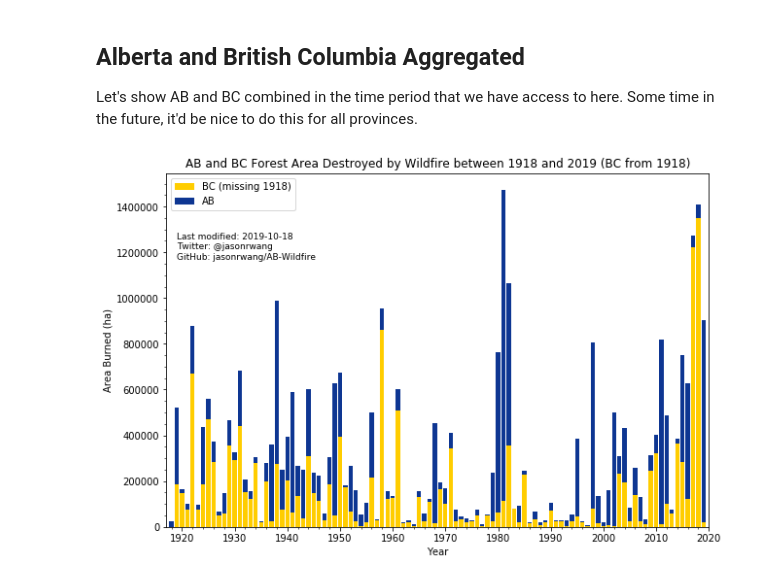
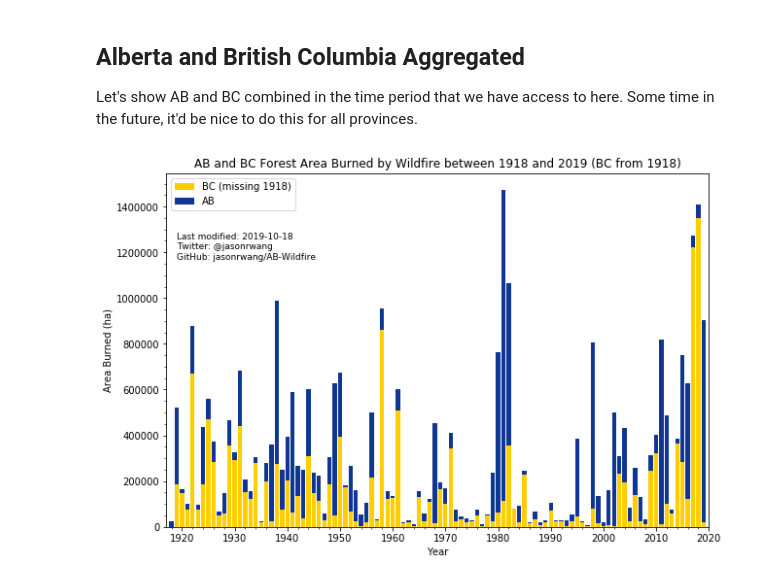
Before and after one commit to jasonrwang/AB-Wildfire, a Jupyter notebook: Summary Stats.ipynb, the cells around one changed output. Cells and saved outputs as stored; diff of their text form; code cells hidden in the pictures.

```diff
--- a/Summary Stats.ipynb
+++ b/Summary Stats.ipynb
@@ -36,31 +36,31 @@ df = dfBC.merge(dfAB, how='outer', on='Year', suffixes=('_BC', '_AB'))
 # %%
 fig = plt.figure(figsize=((10,6.7)))
 
 p1 = plt.bar(
     df['Year'].values, df['Area_BC'].values,
     color='#ffcd00', label='BC (missing 1918)'
 )
 p2 = plt.bar(
     df['Year'].values, df['Area_AB'].values,
     bottom=df['Area_BC'].values,
     color='#0e3692',label='AB'
 )
 
-plt.title('AB and BC Forest Area Destroyed by Wildfire between 1918 and 2019 (BC from 1918)')
+plt.title('AB and BC Forest Area Burned by Wildfire between 1918 and 2019 (BC from 1918)')
 plt.xlabel('Year')
 plt.ylabel('Area Burned (ha)')
 plt.legend(loc='upper left')
 
 plt.xticks(range(1910, 2021, 10))
 plt.xlim([1917, 2020])
 plt.minorticks_on()
 
 credit = 'Last modified: 2019-10-18\nTwitter: @jasonrwang\nGitHub: jasonrwang/AB-Wildfire'
 plt.text(1919, 1170000, credit, fontsize=9)
 # ax.text(1, 3, '2016 Fort\nMcMurray Fire', fontsize=10, horizontalalignment='center') # In case anyone has insights
 
 # Save the the figure for other uses
 plt.savefig('img/ABandBC_Wildfires_1919-2019.png')
 plt.show()
 # %% [output]
-[figure, old version]
+[figure, new version]
```
Also changed, not shown: 6 other files.
